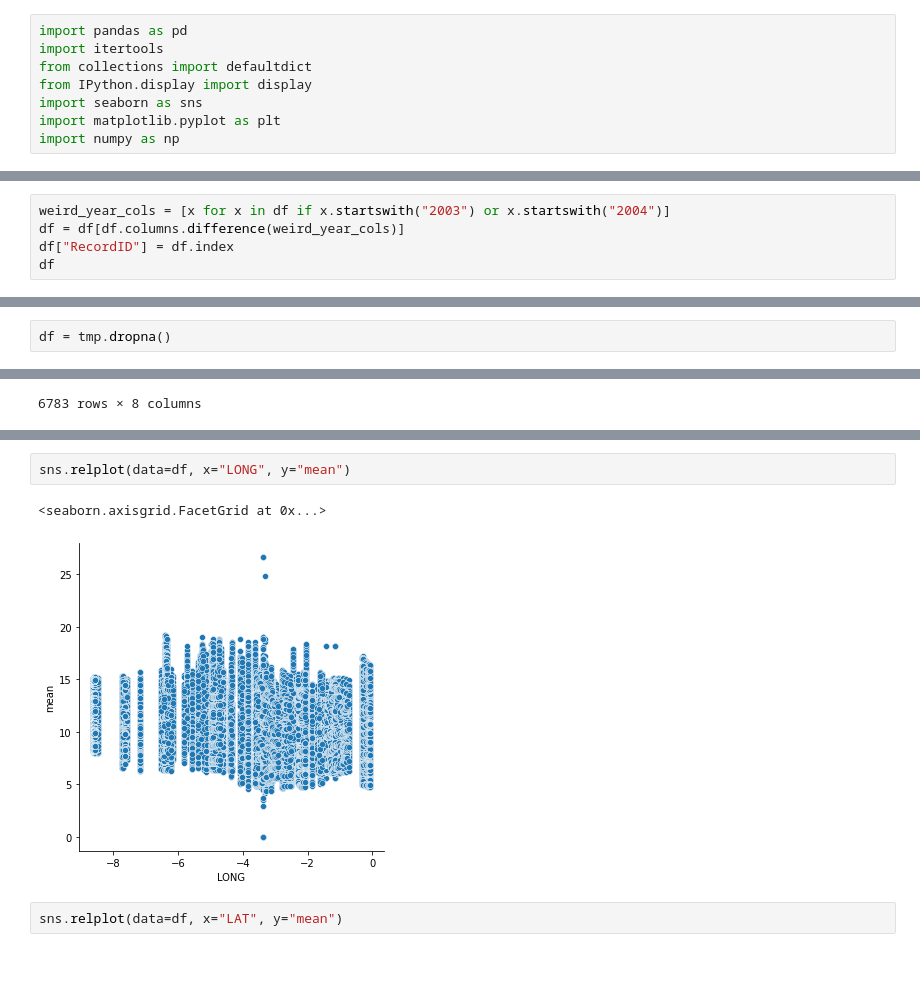
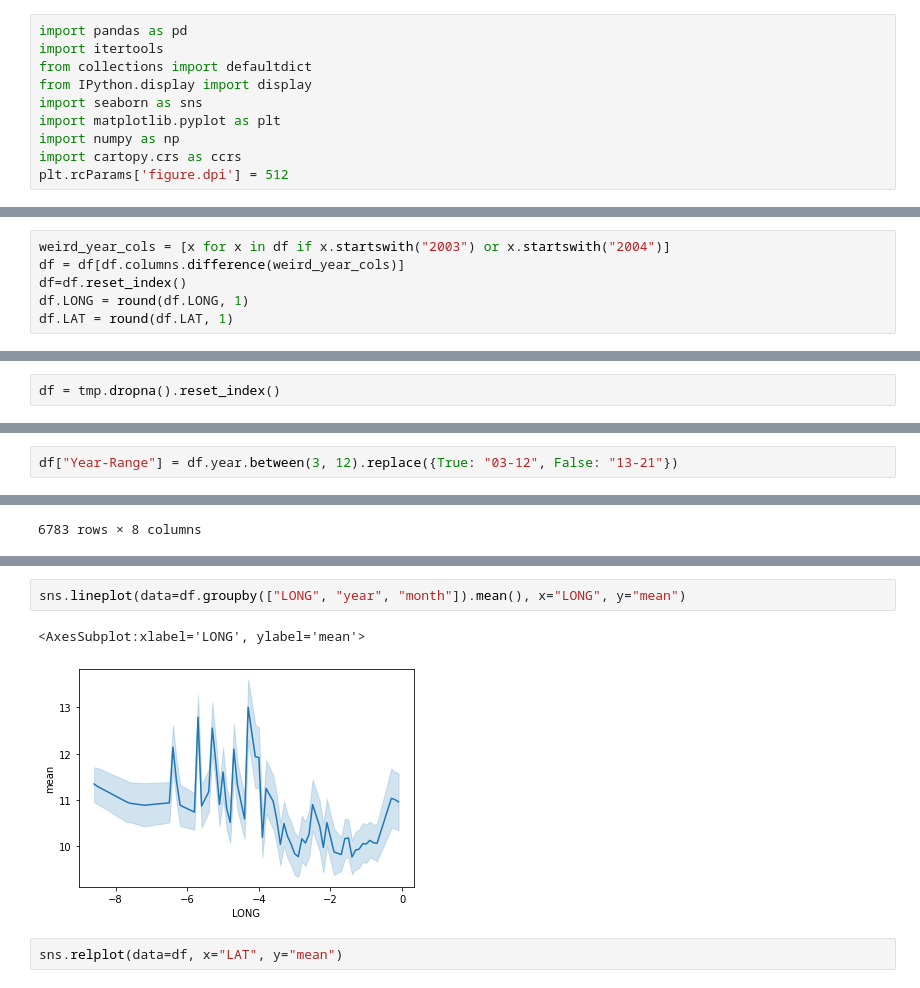
Before and after one commit to mcleantom/livs_analysis, a Jupyter notebook: analysis.ipynb, the cells around one changed output, grey strips where cells are left out. Saved outputs shown, nothing was run; the diff lists cells and outputs as text.

```diff
--- a/analysis.ipynb
+++ b/analysis.ipynb
@@ -6,6 +6,8 @@ from IPython.display import display
 import seaborn as sns
 import matplotlib.pyplot as plt
 import numpy as np
+import cartopy.crs as ccrs
+plt.rcParams['figure.dpi'] = 512
 # %%
 months = list(range(3, 9))
 buffers = [20, 10]
@@ -26,5 +28,6 @@ df = pd.concat(dfs)
 # %%
 weird_year_cols = [x for x in df if x.startswith("2003") or x.startswith("2004")]
 df = df[df.columns.difference(weird_year_cols)]
-df["RecordID"] = df.index
-df
+df=df.reset_index()
+df.LONG = round(df.LONG, 1)
+df.LAT = round(df.LAT, 1)
@@ -63,5 +51,5 @@ tmp = melted[0]
 for key, df_ in zip(keys[1:], melted[1:]):
     tmp[key] = df_[key]
 # %%
-df = tmp.dropna()
+df = tmp.dropna().reset_index()
 # %%
@@ -96,3 +87,5 @@ df.describe()
+# %%
+df["Year-Range"] = df.year.between(3, 12).replace({True: "03-12", False: "13-21"})
 # %%
 df.groupby(["LONG", "LAT", "year"]).mean().reset_index()
 # %% [output]
@@ -122,8 +115,8 @@ sns.relplot(data=df.groupby(["LONG", "year"]).mean().reset_index(), x="LONG", y=
 # %%
-sns.relplot(data=df, x="LONG", y="mean")
+sns.lineplot(data=df.groupby(["LONG", "year", "month"]).mean(), x="LONG", y="mean")
 # %% [output]
-<seaborn.axisgrid.FacetGrid at 0x...>
+<AxesSubplot:xlabel='LONG', ylabel='mean'>
-[figure, old version]
+[figure, new version]
 # %%
 sns.relplot(data=df, x="LAT", y="mean")
 # %% [output]
```
Also changed, not shown: parts of 12 cells of this notebook, 1 other file.
